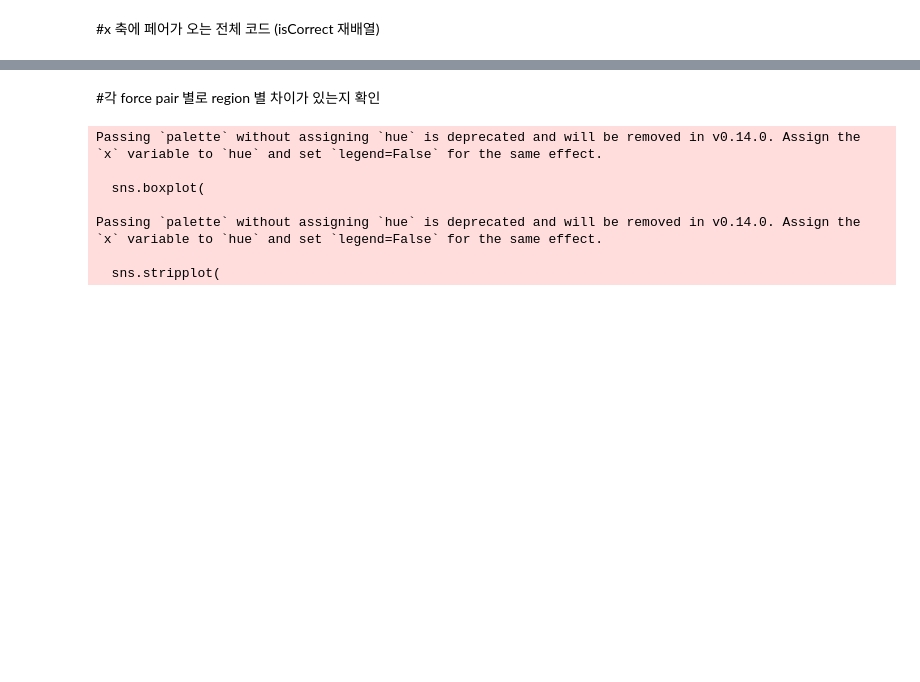
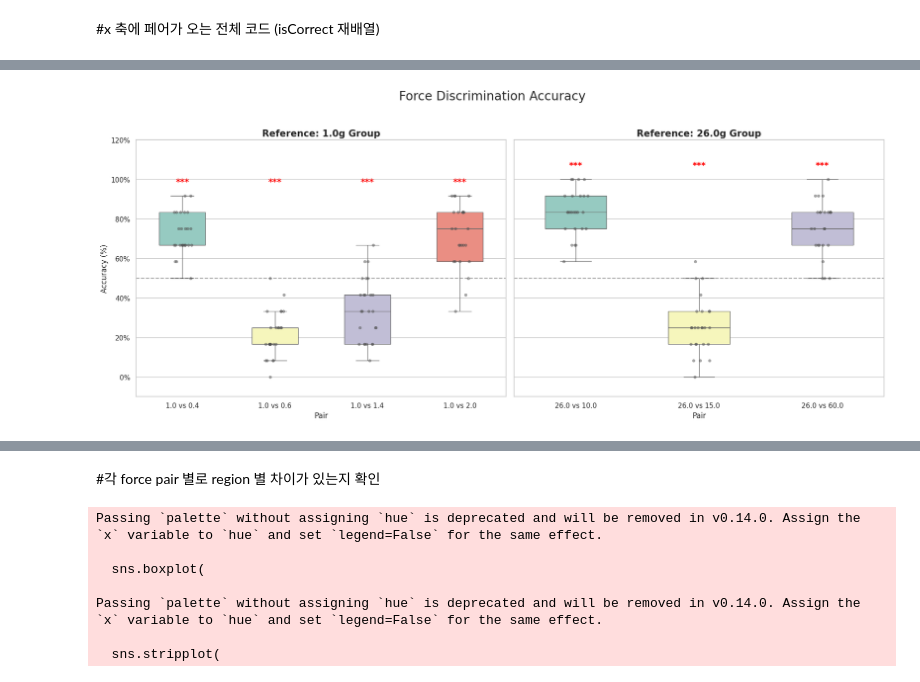
Before and after one commit to kyungeunvoyage/NailFoldExp, a Jupyter notebook: Analysis/(Analysis)Force_Discrimination.ipynb, the cells around one changed output, grey strips where cells are left out. Saved outputs shown, nothing was run; the diff lists cells and outputs as text; code cells hidden in the pictures; blank space fills up the shorter version.

```diff
--- a/Analysis/(Analysis)Force_Discrimination.ipynb
+++ b/Analysis/(Analysis)Force_Discrimination.ipynb
@@ -207,0 +210,84 @@ P44        | 26.0 vs 60.0    | 12       | 12     |    100.0%
+# %%
+import pandas as pd
+import seaborn as sns
+import matplotlib.pyplot as plt
+import matplotlib.ticker as mtick
+import glob
+import statsmodels.api as sm
+import statsmodels.formula.api as smf
+from scipy.stats import ttest_1samp
+
+# 1. 데이터 로드 및 전처리
+file_pattern = 'P*_ForceDiscrimination.csv'
+file_list = glob.glob(file_pattern)
+
+if not file_list:
+    print("CSV 파일을 찾을 수 없습니다.")
+else:
+    df_list = [pd.read_csv(f) for f in file_list]
+    df_merged = pd.concat(df_list, ignore_index=True)
+
+    def calc_accuracy(row):
+        if row['UserChoice'] == 1:
+            return 1 if row['FirstStim'] > row['SecondStim'] else 0
+        elif row['UserChoice'] == 2:
+            return 1 if row['SecondStim'] > row['FirstStim'] else 0
+        return 0
+
+    df_merged['IsCorrect'] = df_merged.apply(calc_accuracy, axis=1)
+    df_merged['Ref_num'] = pd.to_numeric(df_merged['Reference'])
+    df_merged['Pair'] = df_merged.apply(lambda x: f"{float(x['Reference']):.1f} vs {float(x['Comparison']):.1f}", axis=1)
+
+    # 별 개수 결정 함수
+    def get_stars(p_val):
+        if p_val < 0.001: return '***'
+        elif p_val < 0.01: return '**'
+        elif p_val < 0.05: return '*'
+        return 'n.s.'
+
+    # 시각화 설정
+    sns.set_theme(style="whitegrid")
+    fig, axes = plt.subplots(1, 2, figsize=(18, 8), sharey=True)
+    ref_values = [1.0, 26.0]
+
+    for i, ref in enumerate(ref_values):
+        sub_df = df_merged[df_merged['Ref_num'] == ref].copy()
+        plot_data = sub_df.groupby(['Pair', 'Subject'])['IsCorrect'].mean().reset_index()
+        plot_data['Accuracy (%)'] = plot_data['IsCorrect'] * 100
+
+        pair_order = sorted(sub_df['Pair'].unique())
+
+        # Boxplot & Stripplot
+        sns.boxplot(ax=axes[i], data=plot_data, x='Pair', y='Accuracy (%)', order=pair_order, palette='Set3', width=0.5, fliersize=0)
+        sns.stripplot(ax=axes[i], data=plot_data, x='Pair', y='Accuracy (%)', order=pair_order, color='.3', alpha=0.5)
+
+        # --- 통계 및 별점 추가 부분 ---
+        for j, pair in enumerate(pair_order):
+            pair_values = plot_data[plot_data['Pair'] == pair]['Accuracy (%)']
+            # One-sample t-test (50% 기준보다 유의미하게 높은지 확인)
+            t_stat, p_val = ttest_1samp(pair_values, 50)
+
+            # 별표 표시
+            stars = get_stars(p_val)
+            if stars != 'n.s.':
+                # 박스플롯 위쪽에 별 표시
+                y_max = plot_data['Accuracy (%)'].max()
+                axes[i].text(j, y_max + 5, stars, ha='center', va='bottom', color='red', fontsize=14, fontweight='bold')
+
+        axes[i].set_title(f'Reference: {ref}g Group', fontsize=15, fontweight='bold')
+        axes[i].axhline(50, ls='--', color='black', alpha=0.3)
+        axes[i].set_ylim(-10, 120)
+        axes[i].yaxis.set_major_formatter(mtick.PercentFormatter())
+
+    plt.suptitle('Force Discrimination Accuracy', fontsize=20)
+    plt.tight_layout(rect=[0, 0.03, 1, 0.95])
+    plt.show()
+
+    # GLMM 상세 리포트 출력 (기존 GEE 방식 유지)
+    for ref in ref_values:
+        subset = df_merged[df_merged['Ref_num'] == ref]
+        model = smf.gee("IsCorrect ~ C(Pair)", data=subset, groups=subset["Subject"], family=sm.families.Binomial())
+        result = model.fit()
+        print(f"\n[GLMM Report for {ref}g]")
+        print(result.summary().tables[1])
+# %% [output]
@@ -207,0 +301 @@ P44        | 26.0 vs 60.0    | 12       | 12     |    100.0%
+[figure, added]
```
Also changed, not shown: parts of 5 cells of this notebook.
